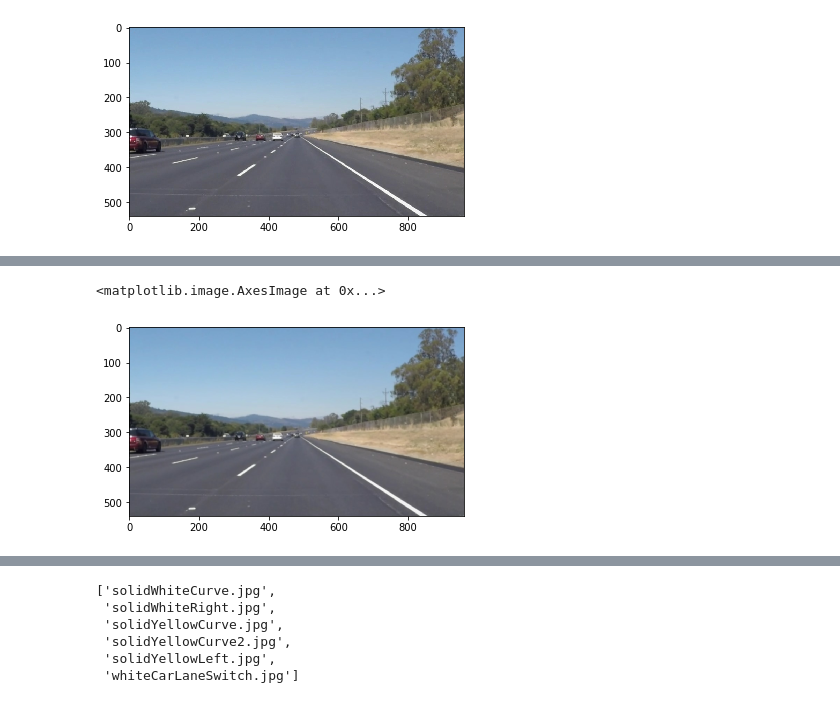
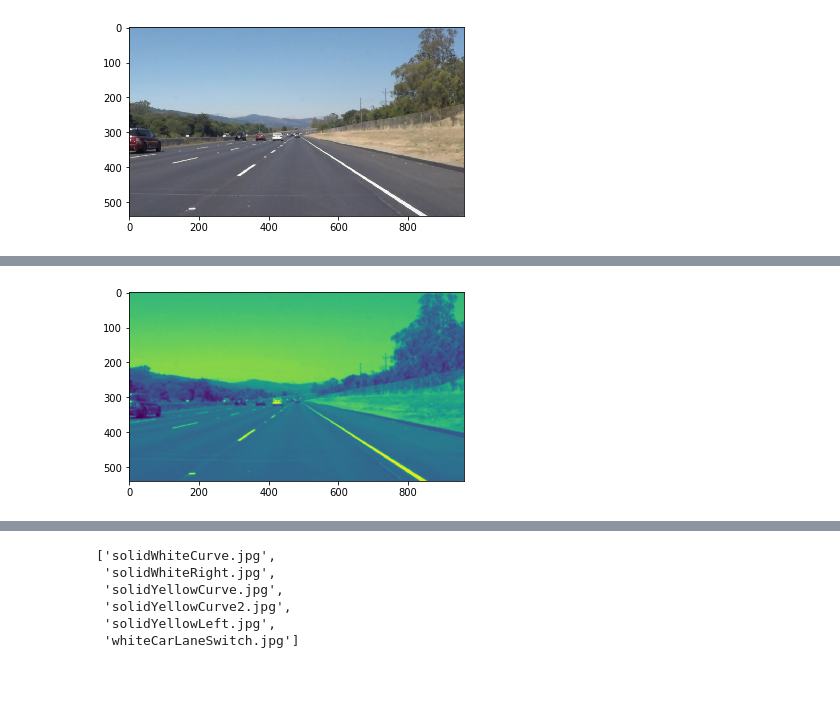
Before and after one commit to geekay2015/CarND-LaneLines-P1, a Jupyter notebook: MyP1.ipynb, the cells around one changed output, grey strips where cells are left out. Drawn from its saved outputs; the diff is of its cells as text; code cells hidden in the pictures.

```diff
--- a/MyP1.ipynb
+++ b/MyP1.ipynb
@@ -20,3 +20,16 @@ plt.imshow(image)
 This image is: <class 'numpy.ndarray'> with dimensions: (540, 960, 3)
 <matplotlib.image.AxesImage at 0x...>
 [figure]
+# %%
+# Define a Function to convert the image to grayscale
+# This will return an image with only one color channel
+def gray_scale_transform(image):
+    return cv2.cvtColor(image, cv2.COLOR_BGR2GRAY)
+
+# Apply the gray scale transformation
+grayscaled = gray_scale_transform(image)
+
+# plot the image
+plt.imshow(grayscaled,cmap='gray')
+
+mpimg.imsave("test_images_output/gray_scaled.jpeg",grayscaled)
@@ -23,16 +38,17 @@ This image is: <class 'numpy.ndarray'> with dimensions: (540, 960, 3)
 # %%
 # Define a function to Apply a Gaussian Noise kernel
 def gaussian_blur(image, kernel_size):
     return cv2.GaussianBlur(image, (kernel_size, kernel_size), 0)
 
 # Define a kernel size and
-kernel_size = 5
+kernel_size = 7
 
 # apply Gaussian smoothing
-gray_blur = gaussian_blur(image, kernel_size)
+gray_blur = gaussian_blur(grayscaled, kernel_size)
 
 # plot the image
 plt.imshow(gray_blur)
+
+mpimg.imsave("test_images_output/gray_blur.jpeg",gray_blur)
 # %% [output]
-<matplotlib.image.AxesImage at 0x...>
-[figure, old version]
+[figure, new version]
```
Also changed, not shown: parts of 6 cells of this notebook, 2 other files.
